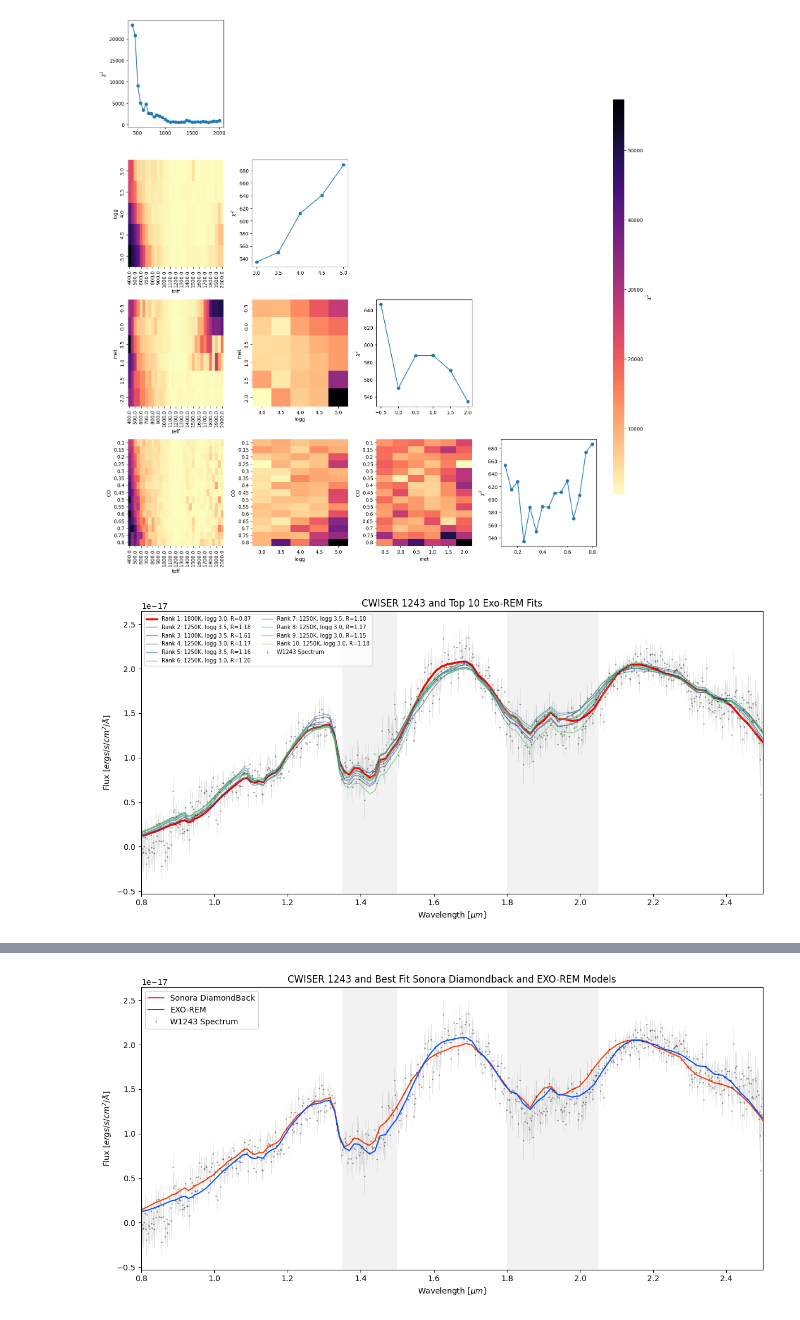
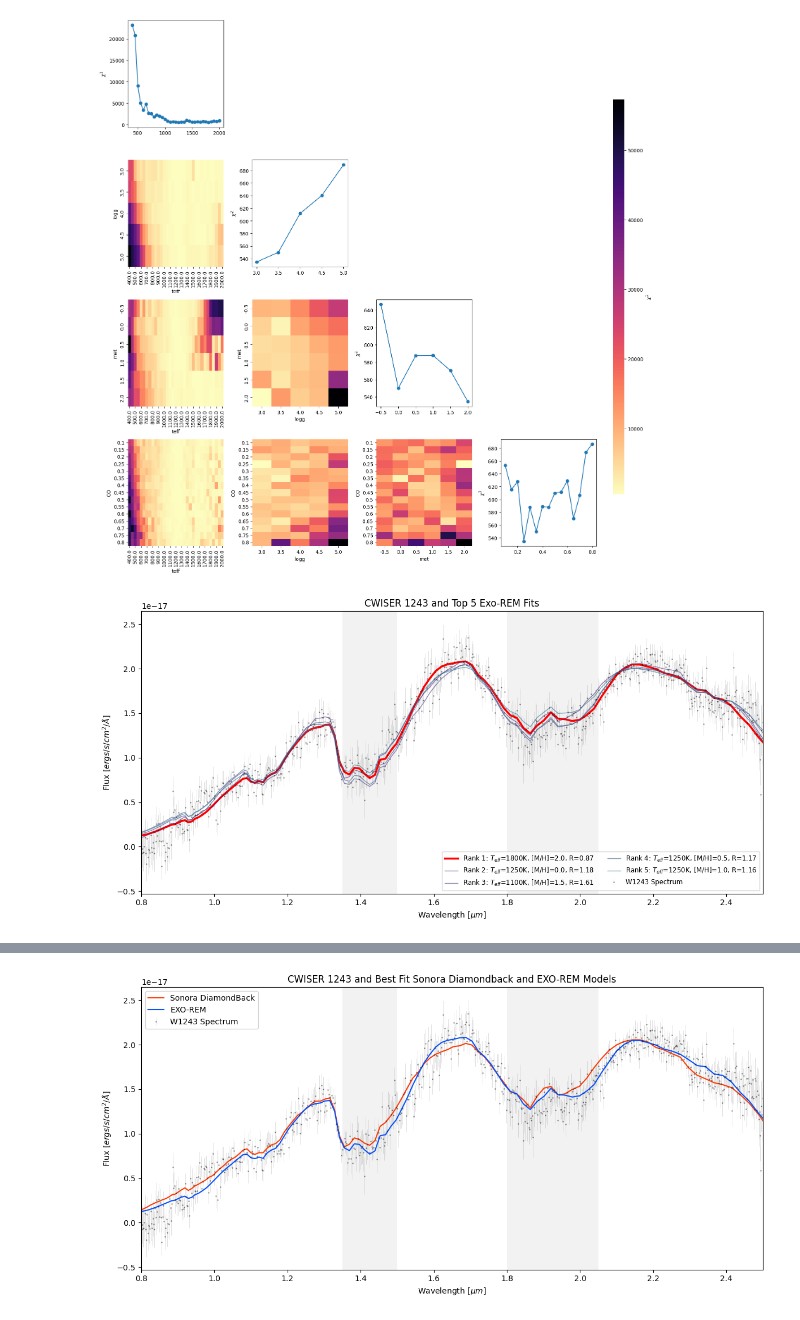
Before and after one commit to dmend8925/Forward-Modeling, a Jupyter notebook: forward_modeling.ipynb, the cells around one changed output, grey strips where cells are left out. Drawn from its saved outputs; the diff is of its cells as text; code cells hidden in the pictures.

```diff
--- a/forward_modeling.ipynb
+++ b/forward_modeling.ipynb
@@ -271,7 +271,7 @@ WARNING: The following header keyword is invalid or follows an unrecognized non-
 # %%
 # Sonora Diamondback
 # TODO: might be worth it to save downbinned models
-sonora_results = "sonora_db_results.csv"
+sonora_results = "/home/dylan/Research/W1243/forward_modeling/forward_modeling_results/sonora_db_results.csv"
 
 if Path(sonora_results).exists():
     sonora_db_df = pd.read_csv(sonora_results)
@@ -507,6 +507,6 @@ plt.close()
 # %%
 # EXO-REM
-exorem_results = "exorem_results.csv"
+exorem_results = "/home/dylan/Research/W1243/forward_modeling/forward_modeling_results/exorem_results.csv"
 
 if Path(exorem_results).exists():
     exorem_df = pd.read_csv(exorem_results)
@@ -731,7 +731,7 @@ plt.close()
 # %% [output]
 [figure]
 # %%
-best_10_df = exorem_df.sort_values('chi2').head(10)
+best_5_df = exorem_df.sort_values('chi2').head(5)
 
 fig, ax1 = plt.subplots(figsize=(12, 6))
 
@@ -754,7 +754,7 @@ for start, end in water_bands:
 
 colors = plt.cm.viridis(np.linspace(0, 0.8, 10))
 
-for i, (idx, row) in enumerate(best_10_df.iterrows()):
+for i, (idx, row) in enumerate(best_5_df.iterrows()):
     best_model_path = row['file_path']
     best_alpha = row['alpha']
     best_chi2 = row['chi2']
@@ -763,37 +763,37 @@ for i, (idx, row) in enumerate(best_10_df.iterrows()):
     best_radius = (d * np.sqrt(best_alpha)).value
 
     best_model.wavelength = 10000.0 / best_model.wavenumber
     best_model.flux = best_model.flux * (best_model.wavenumber**2) * 100
     flux_units = best_model.flux * u.W/u.m**2/u.m
     flux_cgs= flux_units.to(u.erg/u.s/u.cm**2/u.AA)
     best_model.flux = flux_cgs.value
 
     idx = np.argsort(best_model.wavelength)
     best_model.wavelength = best_model.wavelength[idx]
     best_model.flux = best_model.flux[idx]
 
 
     best_model = downbin_model(best_model, 0.8, 2.5)
 
-    label = f"Rank {i+1}: {row['teff']:.0f}K, logg {row['logg']}, R={best_radius:.2f}"
+    label = rf"Rank {i+1}: $T_{{eff}}$={row['teff']:.0f}K, [M/H]={row['met']}, R={best_radius:.2f}"
     line_color = 'r' if i == 0 else colors[i]
     line_width = 2.5 if i == 0 else 1.0
     line_alpha = 1.0 if i == 0 else 0.6
 
     ax1.plot(best_model.wavelength, best_model.flux * best_alpha,
              label=label, color=line_color, lw=line_width, alpha=line_alpha)
 
-ax1.set_title(rf"CWISER 1243 and Top 10 Exo-REM Fits")
+ax1.set_title(rf"CWISER 1243 and Top 5 Exo-REM Fits")
 ax1.set_xlabel(r"Wavelength [$\mu m$]")
 ax1.set_ylabel(r"Flux [$ergs/s/cm^2/\AA$]")
 ax1.set_xlim(0.8, 2.5)
-ax1.legend(loc='best', fontsize='x-small', ncol=2)
+ax1.legend(loc='best', fontsize='small', ncol=2)
 
 plt.tight_layout()
-plt.savefig(f"{plot_dir}/W1243_spectra_top_10_exorem.png", dpi=300, bbox_inches='tight')
+plt.savefig(f"{plot_dir}/W1243_spectra_top_5_exorem.png", dpi=300, bbox_inches='tight')
 plt.show()
 plt.close()
 # %% [output]
-[figure, old version]
+[figure, new version]
 # %%
 # ATMO CEQ
```
Also changed, not shown: parts of 11 cells of this notebook, 16 other files.
